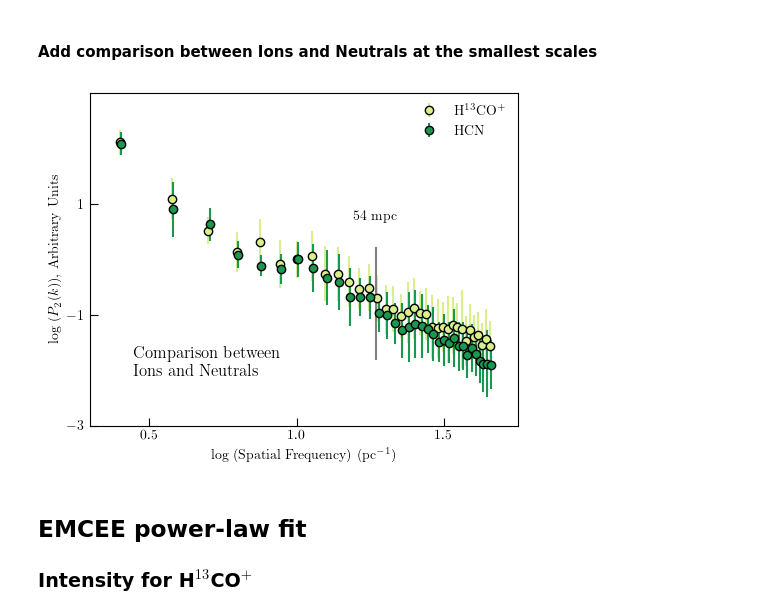
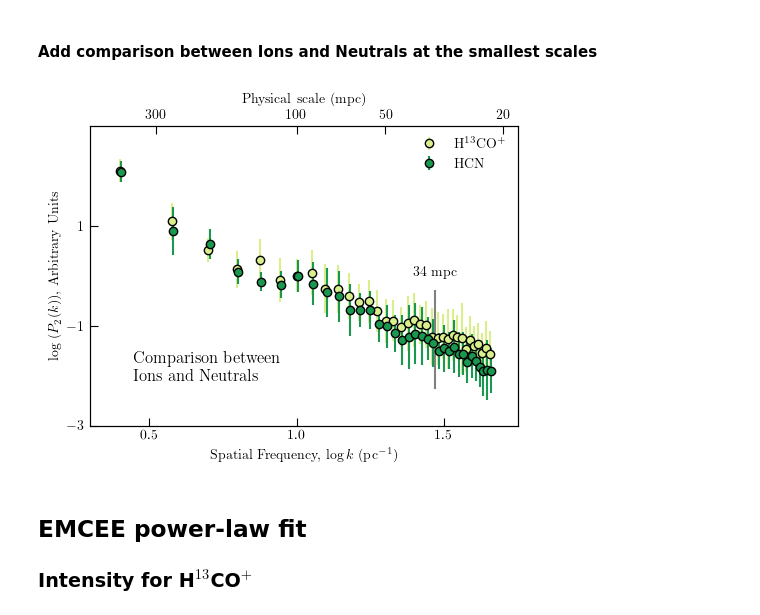
Before and after one commit to jpinedaf/NGC1333_NOEMA_turbulence, a Jupyter notebook: NGC1333_determine_turbulence.ipynb, the cells around one changed output. Drawn from its saved outputs; the diff is of its cells as text; code cells hidden in the pictures.

```diff
--- a/NGC1333_determine_turbulence.ipynb
+++ b/NGC1333_determine_turbulence.ipynb
@@ -293,7 +295,9 @@ where the data for C$^{18}$O is used as anchor.
 # %%
 ln_log = np.log10(np.exp(1))
 
-k_mhd_wave = (1. / 54e-3) # value from Pineda et al. (2023, CRIR)
+# k_mhd_wave = (1. / 54e-3) # value from Pineda et al. (2023, CRIR)
+k_mhd_wave = (1. / 34e-3) # value from Pineda et al. (2023, CRIR)
+label_mhd_wave = r'34 mpc'
 log_k_mhd_wave = np.log10(k_mhd_wave)
 
 # 13CO 1-0
@@ -543,44 +584,44 @@ if save_figs:
 fig, ax = plt.subplots(figsize=(5, 4))
 
 # Normalisation of the power spectra
+# search for index closest to 1
 idx = np.abs(log_freq_h13cop_TdV - 1).argmin()
 rescale_ion = log_P_TdV_h13cop[idx]
 
 idx = np.abs(log_freq_hnc_TdV - 1).argmin()
 rescale_neutral = log_P_TdV_hnc[idx]
 
 color_HCOp = '#d9ef8b'
 color_HNC = '#1a9850'
 
 ax.errorbar(log_freq_h13cop_TdV, log_P_TdV_h13cop - rescale_ion, yerr=elogP_TdV_h13cop,
             markeredgecolor='k', label='H$^{13}$CO$^+$', fmt="o",
             ecolor=color_HCOp, markerfacecolor=color_HCOp)
 ax.errorbar(log_freq_hnc_TdV, log_P_TdV_hnc - rescale_neutral, yerr=elogP_TdV_hnc,
             markeredgecolor='k', label='HCN', fmt="o",
             ecolor=color_HNC, markerfacecolor=color_HNC)
 
-y_k_mhd = -0.8
-ax.plot([log_k_mhd_wave, log_k_mhd_wave], y_k_mhd + np.array([-1, 1]), color='gray')
-ax.text(log_k_mhd_wave, y_k_mhd + 1.5, '54 mpc', horizontalalignment='center')
+add_k_mhd(ax, -1.5)
 
 plt.legend(frameon=False)
 
 text_pspec = 'Comparison between\n Ions and Neutrals'
 ax.text(0.1, 0.15, text_pspec, horizontalalignment='left', transform=ax.transAxes, size=12)
 
-ax.set_xlabel(r'log (Spatial Frequency) (pc$^{-1}$)')
+# ax.set_xlabel(r'log (Spatial Frequency) (pc$^{-1}$)')
+ax.set_xlabel(r'Spatial Frequency, $\log k$ (pc$^{-1}$)')
 ax.set_ylabel(r'log ($P_2(k)$), Arbitrary Units')
 ax.set_xlim(0.3, 1.75)
 ax.set_ylim(-3, 3)
 
 ax.xaxis.set_ticks(np.arange(0.5, 1.8, 0.5))
 ax.yaxis.set_ticks(np.arange(-3, 3, 2))
-
+plot_second_axis(ax)
 plt.tight_layout()
 if save_figs:
     fig.savefig('figs/NGC1333_Intensity_Power_Spectrum_Arb_compare_Ion_Neutral.pdf', bbox_inches='tight')
 # %% [output]
-[figure, old version]
+[figure, new version]
 # %% [markdown]
 ## EMCEE power-law fit
 ### Intensity for H$^{13}$CO$^+$
```
Also changed, not shown: parts of 21 cells of this notebook, 11 other files.
